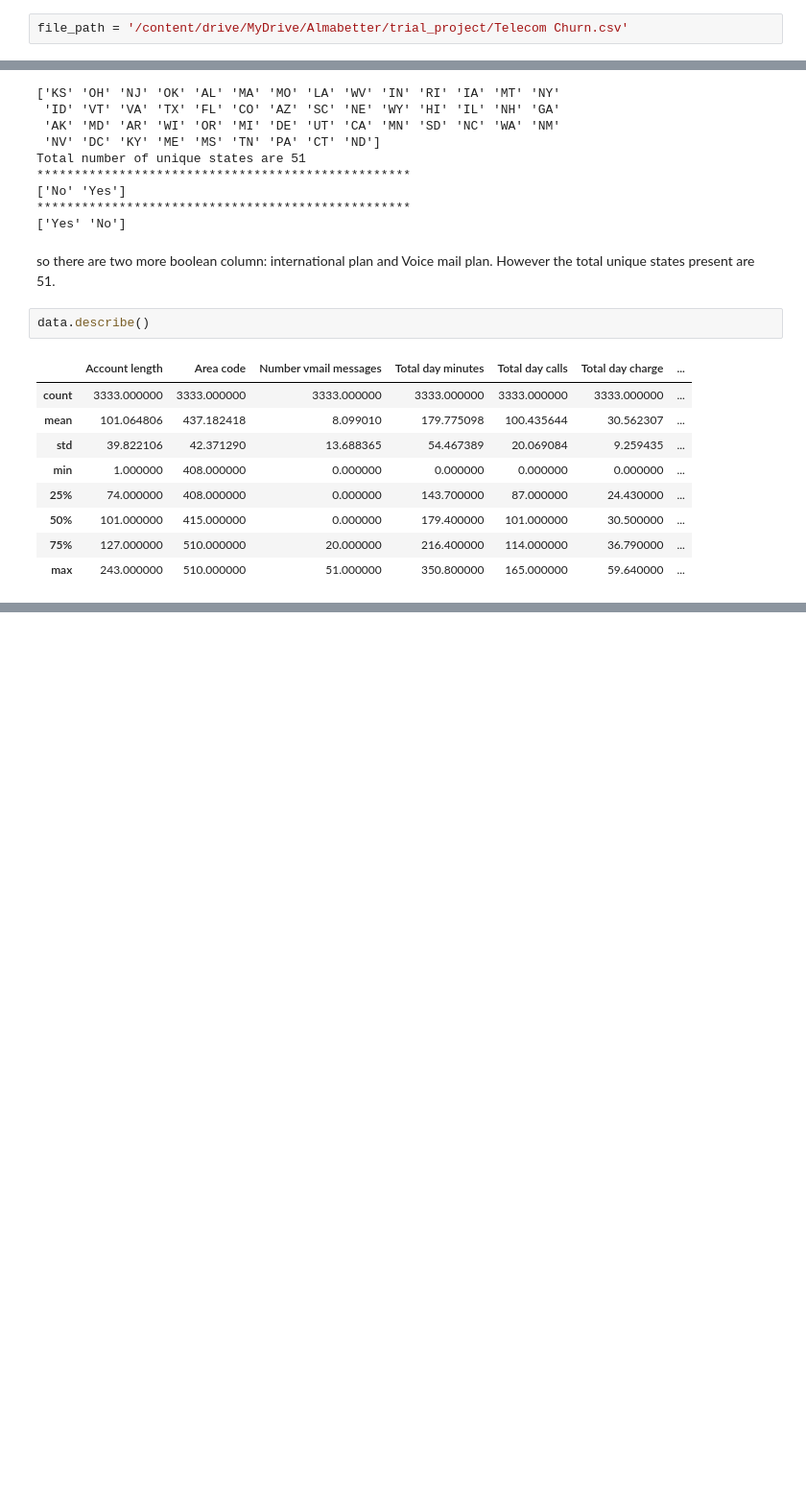
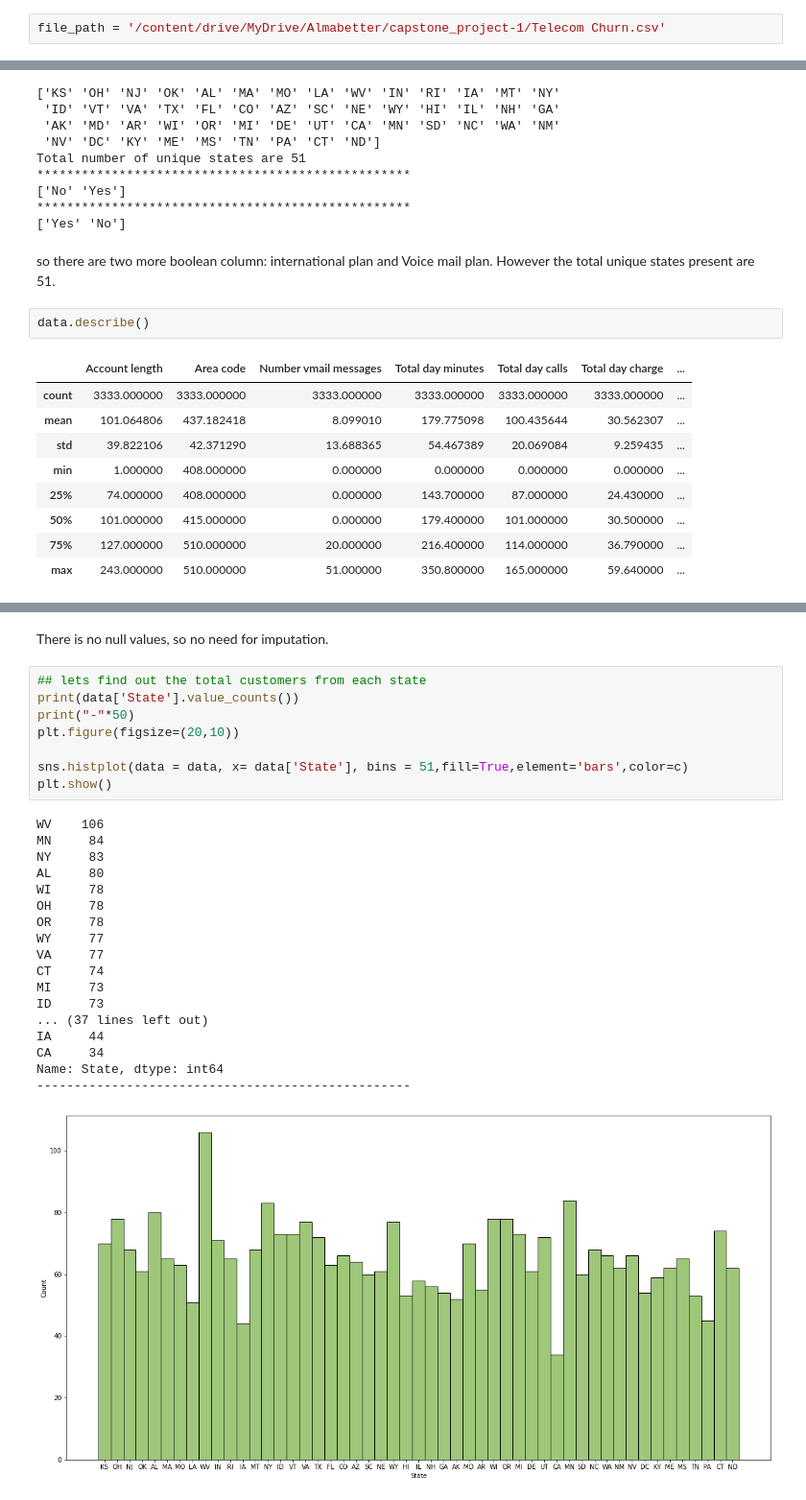
Before and after one commit to ad709kr/capstone_projects-EDA-on-Telecom-churn-analysis, a Jupyter notebook: Telecom_Churn_Analysis_Capstone_Project.ipynb, the cells around one changed output, grey strips where cells are left out. Shown: that part at 96% size. Saved outputs shown, nothing was run; the diff lists cells and outputs as text; blank space fills up the shorter version.

```diff
--- a/Telecom_Churn_Analysis_Capstone_Project.ipynb
+++ b/Telecom_Churn_Analysis_Capstone_Project.ipynb
@@ -15,7 +15,7 @@ drive.mount('/content/drive')
 # %% [output]
 Mounted at /content/drive
 # %%
-file_path = '/content/drive/MyDrive/Almabetter/trial_project/Telecom Churn.csv'
+file_path = '/content/drive/MyDrive/Almabetter/capstone_project-1/Telecom Churn.csv'
 # %%
 data = pd.read_csv(file_path)
 data.head()
@@ -82,0 +104,29 @@ data.describe()
+# %% [markdown]
+There is no null values, so no need for imputation.
+# %%
+## lets find out the total customers from each state
+print(data['State'].value_counts())
+print("-"*50)
+plt.figure(figsize=(20,10))
+
+sns.histplot(data = data, x= data['State'], bins = 51,fill=True,element='bars',color=c)
+plt.show()
+# %% [output]
+WV    106
+MN     84
+NY     83
+AL     80
+WI     78
+OH     78
+OR     78
+WY     77
+VA     77
+CT     74
+MI     73
+ID     73
+... (37 lines left out)
+IA     44
+CA     34
+Name: State, dtype: int64
+--------------------------------------------------
+[figure, added]
```
Also changed, not shown: parts of 1 cell of this notebook.
